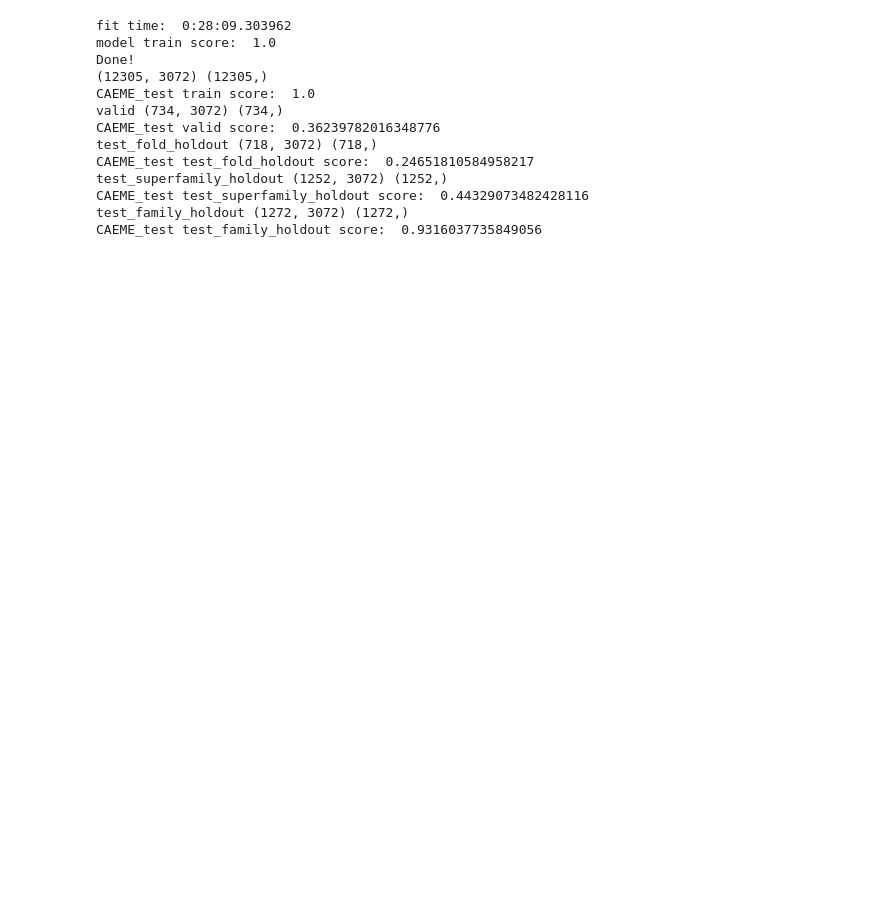
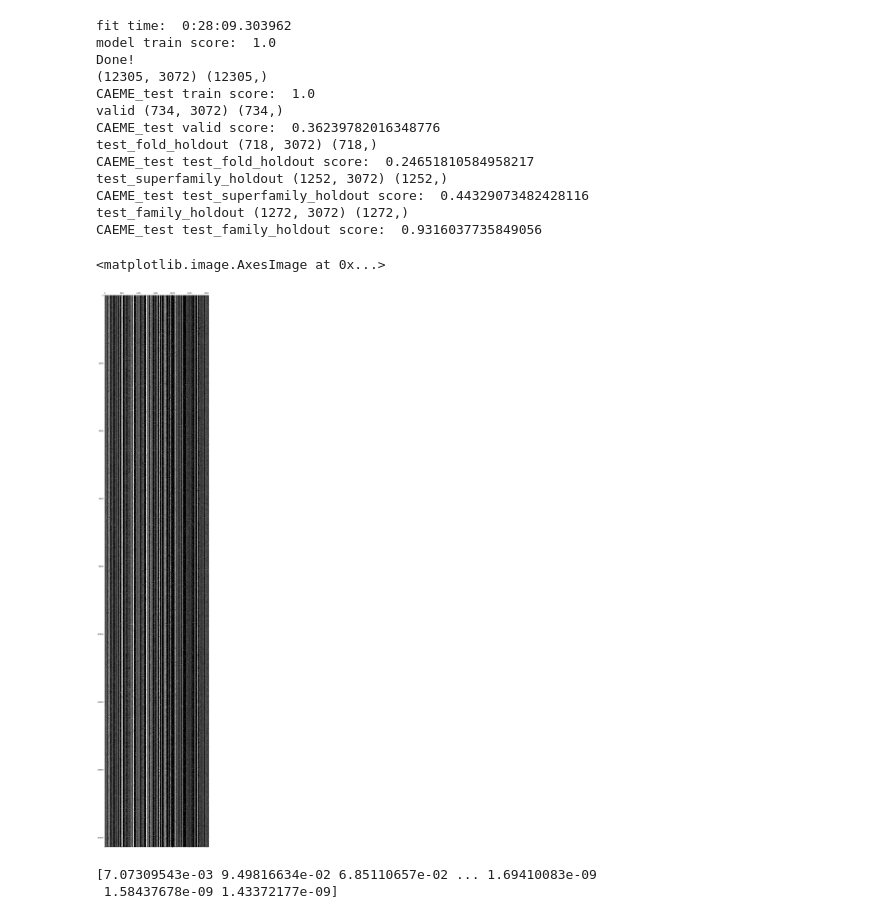
Before and after one commit to julesberman/ProEmb_Ensemble, a Jupyter notebook: AEME.ipynb, the cells around one changed output. Saved outputs shown, nothing was run; the diff lists cells and outputs as text; code cells hidden in the pictures; blank space fills up the shorter version.

```diff
--- a/AEME.ipynb
+++ b/AEME.ipynb
@@ -453,3 +477,20 @@ test_superfamily_holdout (1252, 3072) (1252,)
 CAEME_test test_superfamily_holdout score:  0.44329073482428116
 test_family_holdout (1272, 3072) (1272,)
 CAEME_test test_family_holdout score:  0.9316037735849056
+# %%
+from matplotlib.pyplot import figure
+figure(num=None, figsize=(10, 100), dpi=80)
+
+plt.spy(embeded_corpus_arr)
+# %% [output]
+<matplotlib.image.AxesImage at 0x...>
+[figure, added]
+# %%
+from sklearn.decomposition import TruncatedSVD
+svd = TruncatedSVD(n_components=3000, n_iter=10, random_state=1)
+svd.fit(embeded_corpus_arr)
+TruncatedSVD(n_components=5, n_iter=7, random_state=1)
+print(svd.explained_variance_ratio_)
+# %% [output]
+[7.07309543e-03 9.49816634e-02 6.85110657e-02 ... 1.69410083e-09
+ 1.58437678e-09 1.43372177e-09]
```
Also changed, not shown: parts of 9 cells of this notebook, 2 other files.
